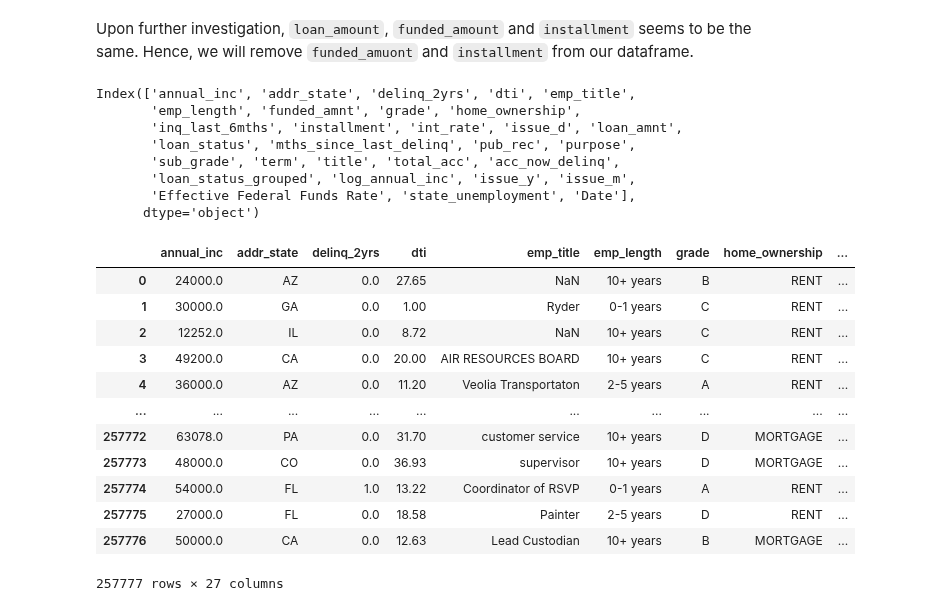
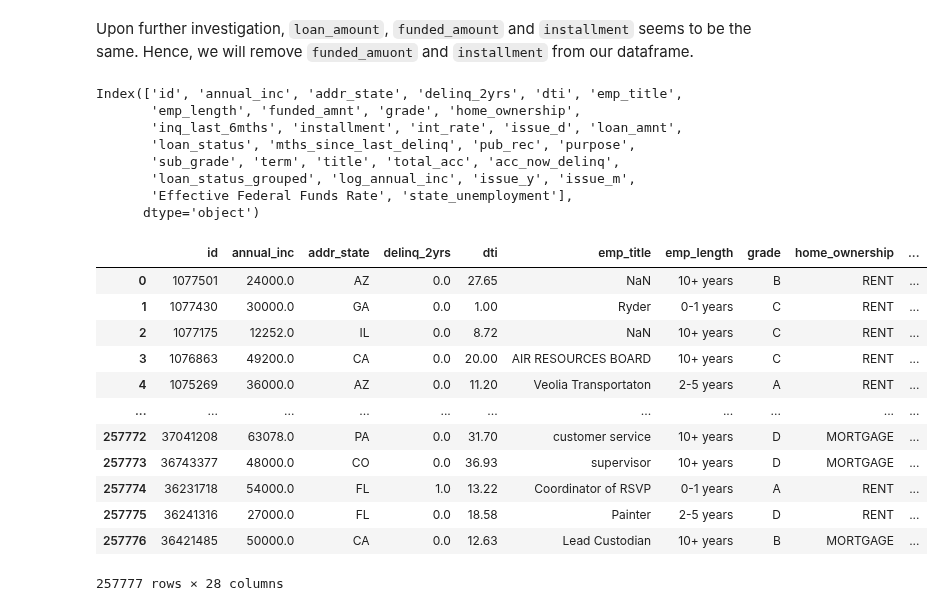
Before and after one commit to tanhl30/HE4045_Project, a Jupyter notebook: 1. Data Preparation/Data Cleaning and EDA.ipynb, the cells around one changed output. Cells and saved outputs as stored; diff of their text form; code cells hidden in the pictures.

```diff
--- a/1. Data Preparation/Data Cleaning and EDA.ipynb
+++ b/1. Data Preparation/Data Cleaning and EDA.ipynb
@@ -111,7 +111,6 @@ selected_variables = [
 loan_indv_cleaned = loan_indv[selected_variables]
 
 # Set 'id' as the index
-loan_indv_cleaned = loan_indv_cleaned.set_index('id')
 
 loan_indv_cleaned
 # %% [output]
@@ -614,38 +646,38 @@ Upon further investigation, `loan_amount`, `funded_amount` and `installment` see
 # %%
 print(transformed_loan.columns)
 # %% [output]
-Index(['annual_inc', 'addr_state', 'delinq_2yrs', 'dti', 'emp_title',
+Index(['id', 'annual_inc', 'addr_state', 'delinq_2yrs', 'dti', 'emp_title',
        'emp_length', 'funded_amnt', 'grade', 'home_ownership',
        'inq_last_6mths', 'installment', 'int_rate', 'issue_d', 'loan_amnt',
        'loan_status', 'mths_since_last_delinq', 'pub_rec', 'purpose',
        'sub_grade', 'term', 'title', 'total_acc', 'acc_now_delinq',
        'loan_status_grouped', 'log_annual_inc', 'issue_y', 'issue_m',
-       'Effective Federal Funds Rate', 'state_unemployment', 'Date'],
+       'Effective Federal Funds Rate', 'state_unemployment'],
       dtype='object')
 # %%
 selected_variables = [
-    'annual_inc', 'addr_state', 'delinq_2yrs', 'dti', 'emp_title',
+    'id','annual_inc', 'addr_state', 'delinq_2yrs', 'dti', 'emp_title',
     'emp_length', 'grade','home_ownership', 'inq_last_6mths', 'int_rate',
     'issue_d', 'loan_amnt','loan_status', 'mths_since_last_delinq', 'pub_rec',
     'purpose', 'sub_grade', 'term', 'title','total_acc',
     'acc_now_delinq','loan_status_grouped', 'log_annual_inc', 'issue_y', 'issue_m',
     'Effective Federal Funds Rate', 'state_unemployment'
 ]
 
 # Update dataframe to be left with selected variables
 transformed_loan2 = transformed_loan[selected_variables]
 transformed_loan2
 # %% [output]
-|  | annual_inc | addr_state | delinq_2yrs | dti | emp_title | emp_length | grade | home_ownership | ... |
-| 0 | 24000.0 | AZ | 0.0 | 27.65 | NaN | 10+ years | B | RENT | ... |
-| 1 | 30000.0 | GA | 0.0 | 1.00 | Ryder | 0-1 years | C | RENT | ... |
-| 2 | 12252.0 | IL | 0.0 | 8.72 | NaN | 10+ years | C | RENT | ... |
-| 3 | 49200.0 | CA | 0.0 | 20.00 | AIR RESOURCES BOARD | 10+ years | C | RENT | ... |
-| 4 | 36000.0 | AZ | 0.0 | 11.20 | Veolia Transportaton | 2-5 years | A | RENT | ... |
-| ... | ... | ... | ... | ... | ... | ... | ... | ... | ... |
-| 257772 | 63078.0 | PA | 0.0 | 31.70 | customer service | 10+ years | D | MORTGAGE | ... |
-| 257773 | 48000.0 | CO | 0.0 | 36.93 | supervisor | 10+ years | D | MORTGAGE | ... |
-| 257774 | 54000.0 | FL | 1.0 | 13.22 | Coordinator of RSVP | 0-1 years | A | RENT | ... |
-| 257775 | 27000.0 | FL | 0.0 | 18.58 | Painter | 2-5 years | D | RENT | ... |
-| 257776 | 50000.0 | CA | 0.0 | 12.63 | Lead Custodian | 10+ years | B | MORTGAGE | ... |
+|  | id | annual_inc | addr_state | delinq_2yrs | dti | emp_title | emp_length | grade | home_ownership | ... |
+| 0 | 1077501 | 24000.0 | AZ | 0.0 | 27.65 | NaN | 10+ years | B | RENT | ... |
+| 1 | 1077430 | 30000.0 | GA | 0.0 | 1.00 | Ryder | 0-1 years | C | RENT | ... |
+| 2 | 1077175 | 12252.0 | IL | 0.0 | 8.72 | NaN | 10+ years | C | RENT | ... |
+| 3 | 1076863 | 49200.0 | CA | 0.0 | 20.00 | AIR RESOURCES BOARD | 10+ years | C | RENT | ... |
+| 4 | 1075269 | 36000.0 | AZ | 0.0 | 11.20 | Veolia Transportaton | 2-5 years | A | RENT | ... |
+| ... | ... | ... | ... | ... | ... | ... | ... | ... | ... | ... |
+| 257772 | 37041208 | 63078.0 | PA | 0.0 | 31.70 | customer service | 10+ years | D | MORTGAGE | ... |
+| 257773 | 36743377 | 48000.0 | CO | 0.0 | 36.93 | supervisor | 10+ years | D | MORTGAGE | ... |
+| 257774 | 36231718 | 54000.0 | FL | 1.0 | 13.22 | Coordinator of RSVP | 0-1 years | A | RENT | ... |
+| 257775 | 36241316 | 27000.0 | FL | 0.0 | 18.58 | Painter | 2-5 years | D | RENT | ... |
+| 257776 | 36421485 | 50000.0 | CA | 0.0 | 12.63 | Lead Custodian | 10+ years | B | MORTGAGE | ... |
-257777 rows × 27 columns
+257777 rows × 28 columns
```
Also changed, not shown: parts of 12 cells of this notebook.
